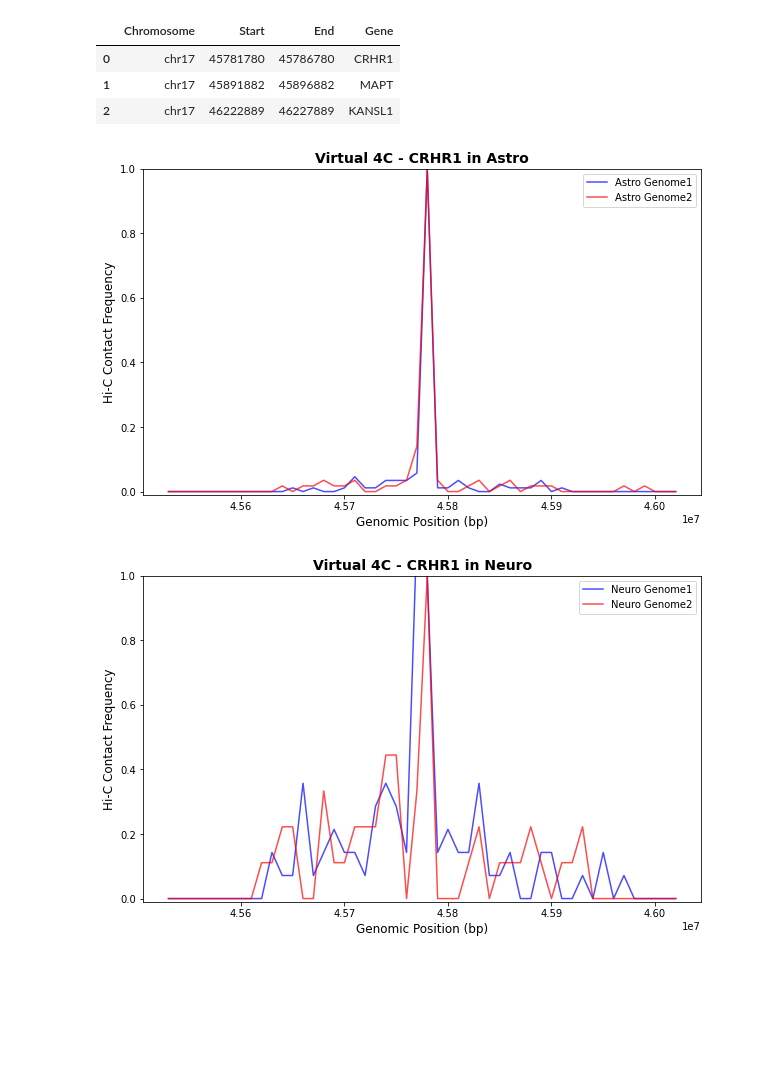
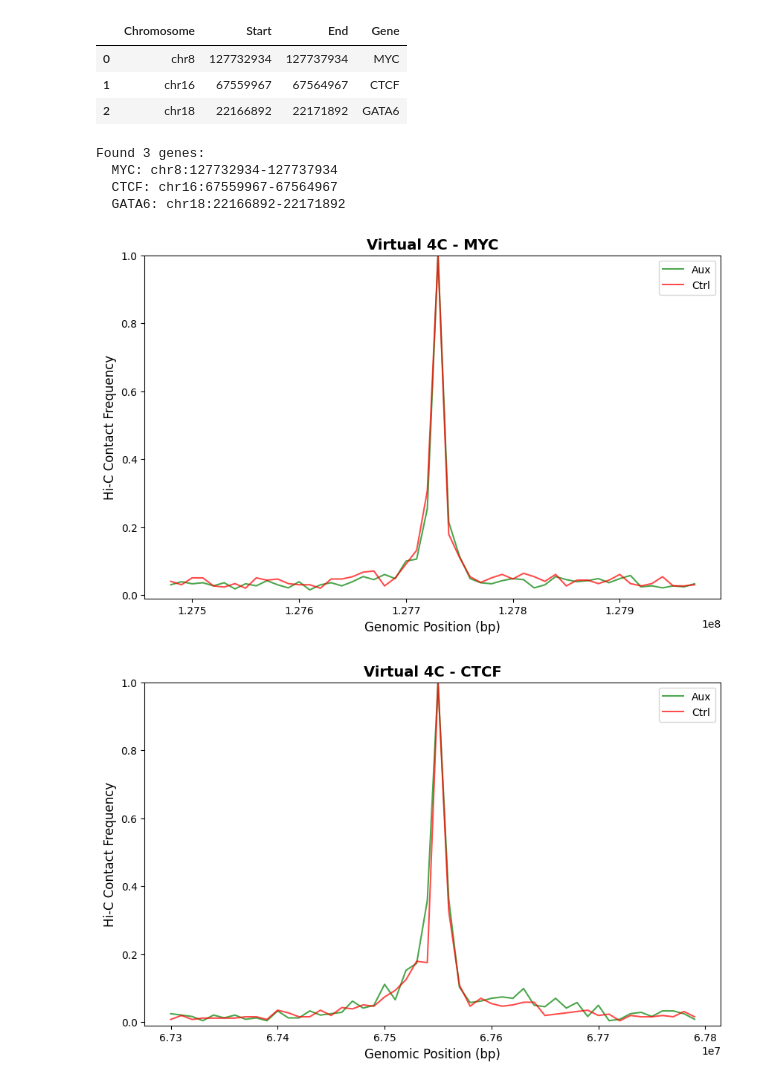
Before and after one commit to zoechen0717/V4C, a Jupyter notebook: examples/V4C.ipynb, the cells around one changed output. Cells and saved outputs as stored; diff of their text form; code cells hidden in the pictures; blank space fills up the shorter version.

```diff
--- a/examples/V4C.ipynb
+++ b/examples/V4C.ipynb
@@ -12,14 +12,14 @@ def extract_tss_from_bed(bed_file, genes_of_interest):
     with open(bed_file, "r") as f:
         for line in f:
             cols = line.strip().split("\t")
-            chrom, start, end, gene = cols[0], int(cols[1]), int(cols[2]), cols[5]
+            chrom, start, end, gene = cols[0], int(cols[1]), int(cols[2]), cols[3]
             if gene in genes_of_interest:
                 tss_list.append((chrom, start, end, gene))
     return tss_list
 
 # **Input Parameters**
-bed_file = "hg38.genecode.promoter.selected.2k5bp.bed"  # BED file
-genes_of_interest = ["MAPT", "CRHR1", "KANSL1"]  # Target genes
+bed_file = "../genome/hg38_promoters.bed"  # BED file
+genes_of_interest = ["GATA6", "CTCF", "MYC"]  # Target genes
 
 # **Extract TSS**
 tss_list = extract_tss_from_bed(bed_file, genes_of_interest)
@@ -28,9 +28,9 @@ tss_list = extract_tss_from_bed(bed_file, genes_of_interest)
 pd.DataFrame(tss_list, columns=["Chromosome", "Start", "End", "Gene"])
 # %% [output]
 |  | Chromosome | Start | End | Gene |
-| 0 | chr17 | 45781780 | 45786780 | CRHR1 |
-| 1 | chr17 | 45891882 | 45896882 | MAPT |
-| 2 | chr17 | 46222889 | 46227889 | KANSL1 |
+| 0 | chr8 | 127732934 | 127737934 | MYC |
+| 1 | chr16 | 67559967 | 67564967 | CTCF |
+| 2 | chr18 | 22166892 | 22171892 | GATA6 |
 # %%
 def extract_hic_contact(cool_path, chrom, start, end, res):
     """Extract Hi-C matrix from .mcool file"""
@@ -87,21 +84,21 @@ def plot_virtual_4C(tss_list, cell_lines, res):
 # %%
-bed_file = "hg38.genecode.promoter.selected.2k5bp.bed"
-genes_of_interest = ["MAPT", "CRHR1"]
-
-cell_lines = [
-    "Astro_merged_chr17.genome1.balanced.mapq30.dedup",
-    "Astro_merged_chr17.genome2.mapq30.dedup",
-    "Neuro_merged_chr17.genome1.balanced.mapq30.dedup",
-    "Neuro_merged_chr17.genome2.mapq30.dedup",
-    "Oligo_merged_chr17.genome1.balanced.mapq30.dedup",
-    "Oligo_merged_chr17.genome2.mapq30.dedup"
-]
+bed_file = "../genome/hg38_promoters.bed"
+genes_of_interest = ["GATA6", "CTCF", "MYC"]
 
 # **Extract TSS for target genes**
 tss_list = extract_tss_from_bed(bed_file, genes_of_interest)
 
+# **View extraction results**
+print(f"Found {len(tss_list)} genes:")
+for chrom, start, end, gene in tss_list:
+    print(f"  {gene}: {chrom}:{start}-{end}")
+
 # **Plot Hi-C Contact Frequency**
-plot_virtual_4C(tss_list, cell_lines, 10000)
+plot_virtual_4C(tss_list, 10000)
 # %% [output]
+Found 3 genes:
+  MYC: chr8:127732934-127737934
+  CTCF: chr16:67559967-67564967
+  GATA6: chr18:22166892-22171892
-[figure, old version]
+[figure, new version]
-[figure, old version]
+[figure, new version]
```
Also changed, not shown: parts of 2 cells of this notebook.
